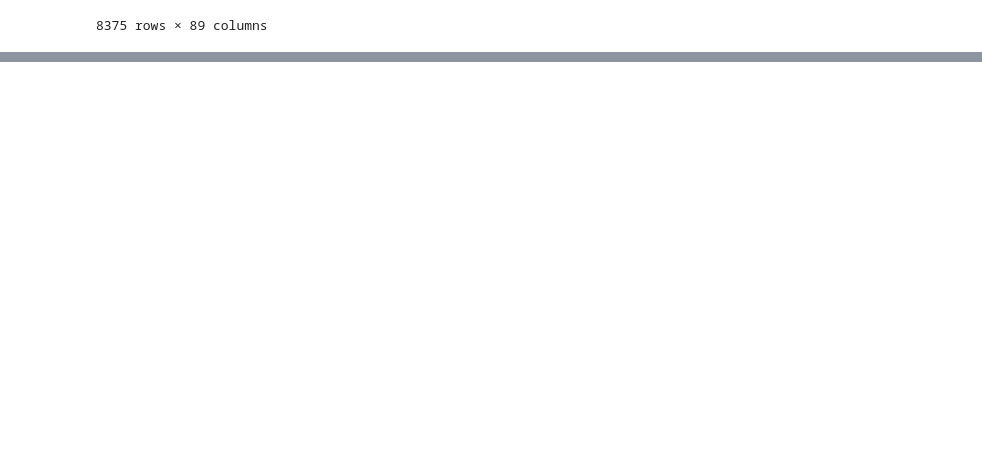
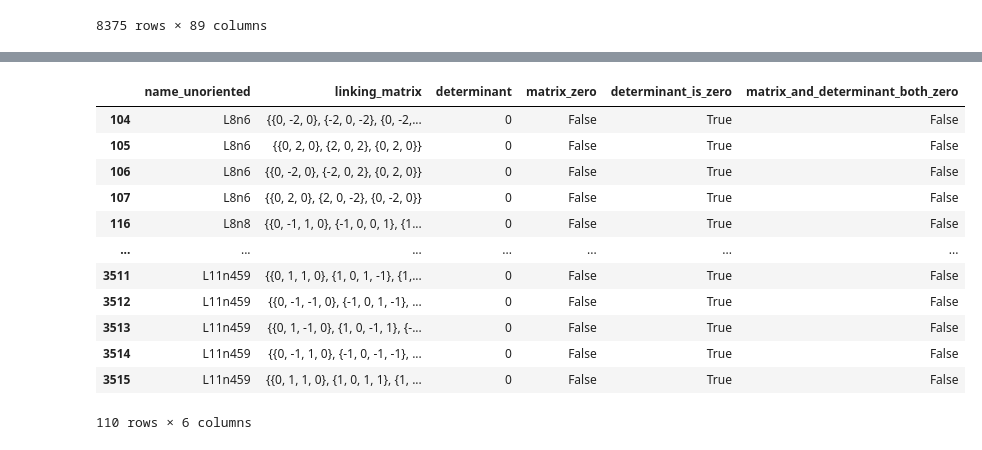
Before and after one commit to seohyeonlee2020/knotinfo, a Jupyter notebook: linkinfo_table_analysis.ipynb, the cells around one changed output, grey strips where cells are left out. Drawn from its saved outputs; the diff is of its cells as text; code cells hidden in the pictures; blank space fills up the shorter version.

```diff
--- a/linkinfo_table_analysis.ipynb
+++ b/linkinfo_table_analysis.ipynb
@@ -108,0 +231,17 @@ Name: count, dtype: int64
+# %%
+#knots whose determinant (calculated by plugging -1 into the alexander polynomial) are zero
+ribbon_info[ribbon_info['determinant_is_zero']]
+# %% [output]
+|  | name_unoriented | linking_matrix | determinant | matrix_zero | determinant_is_zero | matrix_and_determinant_both_zero |
+| 104 | L8n6 | {{0, -2, 0}, {-2, 0, -2}, {0, -2,... | 0 | False | True | False |
+| 105 | L8n6 | {{0, 2, 0}, {2, 0, 2}, {0, 2, 0}} | 0 | False | True | False |
+| 106 | L8n6 | {{0, -2, 0}, {-2, 0, 2}, {0, 2, 0}} | 0 | False | True | False |
+| 107 | L8n6 | {{0, 2, 0}, {2, 0, -2}, {0, -2, 0}} | 0 | False | True | False |
+| 116 | L8n8 | {{0, -1, 1, 0}, {-1, 0, 0, 1}, {1... | 0 | False | True | False |
+| ... | ... | ... | ... | ... | ... | ... |
+| 3511 | L11n459 | {{0, 1, 1, 0}, {1, 0, 1, -1}, {1,... | 0 | False | True | False |
+| 3512 | L11n459 | {{0, -1, -1, 0}, {-1, 0, 1, -1}, ... | 0 | False | True | False |
+| 3513 | L11n459 | {{0, 1, -1, 0}, {1, 0, -1, 1}, {-... | 0 | False | True | False |
+| 3514 | L11n459 | {{0, -1, 1, 0}, {-1, 0, -1, -1}, ... | 0 | False | True | False |
+| 3515 | L11n459 | {{0, 1, 1, 0}, {1, 0, 1, 1}, {1, ... | 0 | False | True | False |
+110 rows × 6 columns
```
Also changed, not shown: parts of 21 cells of this notebook.
